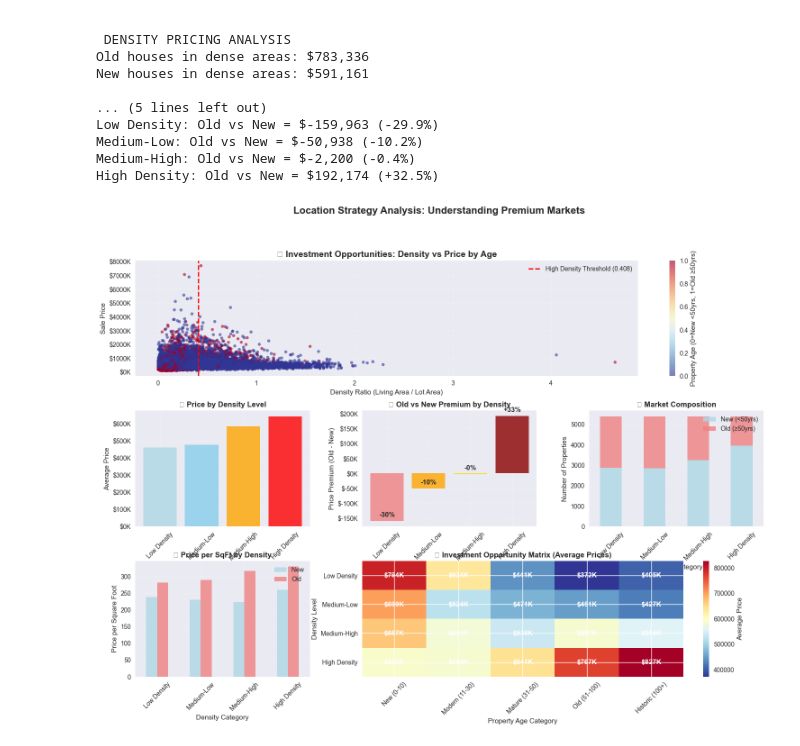
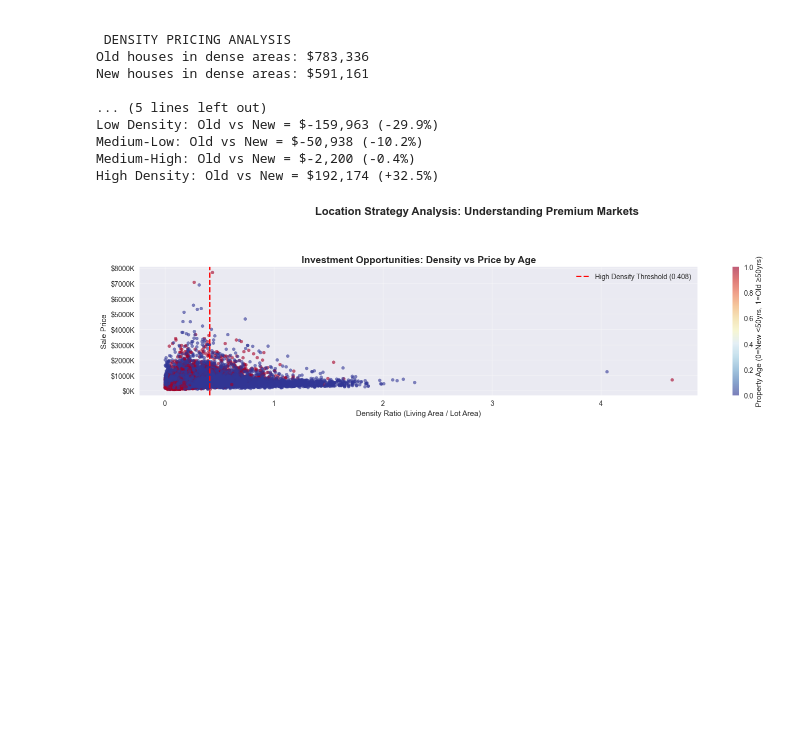
Before and after one commit to mauriciosalazar/ds-eda-project, a Jupyter notebook: EDA-Mauricio.ipynb, the cells around one changed output. Cells and saved outputs as stored; diff of their text form; code cells hidden in the pictures; blank space fills up the shorter version.

```diff
--- a/EDA-Mauricio.ipynb
+++ b/EDA-Mauricio.ipynb
@@ -528,113 +483,30 @@ High Density: Old vs New = $192,174 (+32.5%)
 # %%
 # ENHANCED LOCATION STRATEGY VISUALIZATIONS
 fig = plt.figure(figsize=(18, 12))
 gs = fig.add_gridspec(3, 3, hspace=0.3, wspace=0.3)
 fig.suptitle('Location Strategy Analysis: Understanding Premium Markets', fontsize=16, fontweight='bold')
 
 # 1. Density vs Price Relationship (large plot)
 ax1 = fig.add_subplot(gs[0, :])
 scatter = ax1.scatter(df['density_ratio'], df['price'],
                      c=df['is_old'], cmap='RdYlBu_r', alpha=0.6, s=20)
 ax1.axvline(x=dense_threshold, color='red', linestyle='--', linewidth=2,
            label=f'High Density Threshold ({dense_threshold:.3f})')
 ax1.set_title('Investment Opportunities: Density vs Price by Age', fontweight='bold', fontsize=14)
 ax1.set_xlabel('Density Ratio (Living Area / Lot Area)')
 ax1.set_ylabel('Sale Price')
 ax1.yaxis.set_major_formatter(FuncFormatter(currency_formatter))
 ax1.grid(True, alpha=0.3)
 ax1.legend()
 
 # Add colorbar
 cbar = plt.colorbar(scatter, ax=ax1)
 cbar.set_label('Property Age (0=New <50yrs, 1=Old ≥50yrs)')
 
-# 2. Average prices by density category
-ax2 = fig.add_subplot(gs[1, 0])
-density_avg = df.groupby('density_category')['price'].mean()
-bars = ax2.bar(range(len(density_avg)), density_avg.values,
-               color=['lightblue', 'skyblue', 'orange', 'red'], alpha=0.8)
-ax2.set_title('💰 Price by Density Level', fontweight='bold')
-ax2.set_xlabel('Density Category')
-ax2.set_ylabel('Average Price')
-ax2.set_xticks(range(len(density_avg)))
-ax2.set_xticklabels(density_avg.index, rotation=45)
-ax2.yaxis.set_major_formatter(FuncFormatter(currency_formatter))
-ax2.grid(True, alpha=0.3)
 
-# 3. Age vs Density premium analysis
-ax3 = fig.add_subplot(gs[1, 1])
-age_density_premium = df.groupby(['density_category', 'is_old'])['price'].mean().unstack()
-age_density_premium['Premium'] = age_density_premium[1] - age_density_premium[0]
-age_density_premium['Premium_Pct'] = (age_density_premium['Premium'] / age_density_premium[0]) * 100
 
-bars = ax3.bar(range(len(age_density_premium)), age_density_premium['Premium'],
-               color=['lightcoral', 'orange', 'gold', 'darkred'], alpha=0.8)
-ax3.set_title('📊 Old vs New Premium by Density', fontweight='bold')
-ax3.set_xlabel('Density Category')
-ax3.set_ylabel('Price Premium (Old - New)')
-ax3.set_xticks(range(len(age_density_premium)))
-ax3.set_xticklabels(age_density_premium.index, rotation=45)
-ax3.yaxis.set_major_formatter(FuncFormatter(currency_formatter))
-ax3.grid(True, alpha=0.3)
 
-# Add percentage labels
-for i, (bar, pct) in enumerate(zip(bars, age_density_premium['Premium_Pct'])):
-    if not pd.isna(pct):
-        ax3.text(bar.get_x() + bar.get_width()/2, bar.get_height() + 10000,
-                 f'{pct:+.0f}%', ha='center', va='bottom', fontweight='bold')
-
-# 4. Market share analysis
-ax4 = fig.add_subplot(gs[1, 2])
-market_share = df.groupby(['density_category', 'is_old']).size().unstack()
-market_share.plot(kind='bar', stacked=True, ax=ax4,
-                 color=['lightblue', 'lightcoral'], alpha=0.8)
-ax4.set_title('🏠 Market Composition', fontweight='bold')
-ax4.set_xlabel('Density Category')
-ax4.set_ylabel('Number of Properties')
-ax4.legend(['New (<50yrs)', 'Old (≥50yrs)'])
-ax4.grid(True, alpha=0.3)
-ax4.tick_params(axis='x', rotation=45)
-
-# 5. Price per square foot analysis
-ax5 = fig.add_subplot(gs[2, 0])
-psf_analysis = df.groupby(['density_category', 'is_old'])['price_per_sqft'].mean().unstack()
-psf_analysis.plot(kind='bar', ax=ax5, color=['lightblue', 'lightcoral'], alpha=0.8)
-ax5.set_title('📏 Price per SqFt by Density', fontweight='bold')
-ax5.set_xlabel('Density Category')
-ax5.set_ylabel('Price per Square Foot')
-ax5.legend(['New', 'Old'])
-ax5.grid(True, alpha=0.3)
-ax5.tick_params(axis='x', rotation=45)
-
-# 6. Investment opportunity matrix
-ax6 = fig.add_subplot(gs[2, 1:])
-
-# Create opportunity matrix data
-opportunity_data = df.groupby(['density_category', 'age_category']).agg({
-    'price': 'mean',
-    'price_per_sqft': 'mean'
-}).round(0)
-
-# Heatmap of average prices
-pivot_prices = opportunity_data['price'].unstack()
-im = ax6.imshow(pivot_prices.values, cmap='RdYlBu_r', aspect='auto')
-ax6.set_title('🎯 Investment Opportunity Matrix (Average Prices)', fontweight='bold')
-ax6.set_xlabel('Property Age Category')
-ax6.set_ylabel('Density Level')
-ax6.set_xticks(range(len(pivot_prices.columns)))
-ax6.set_xticklabels(pivot_prices.columns, rotation=45)
-ax6.set_yticks(range(len(pivot_prices.index)))
-ax6.set_yticklabels(pivot_prices.index)
-
-# Add value annotations
-for i in range(len(pivot_prices.index)):
-    for j in range(len(pivot_prices.columns)):
-        if not pd.isna(pivot_prices.iloc[i, j]):
-            ax6.text(j, i, f'${pivot_prices.iloc[i, j]/1000:.0f}K',
-                    ha='center', va='center', color='white', fontweight='bold')
-
-plt.colorbar(im, ax=ax6, label='Average Price')
 plt.tight_layout()
 plt.show()
 # %% [output]
-[figure, old version]
+[figure, new version]
```
Also changed, not shown: parts of 8 cells of this notebook, 1 other file.
